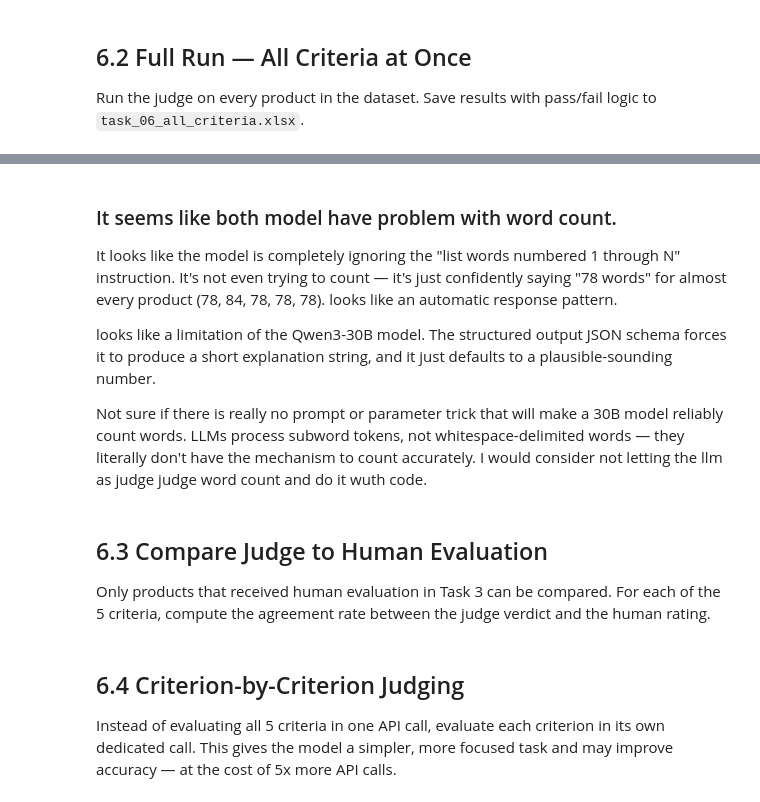
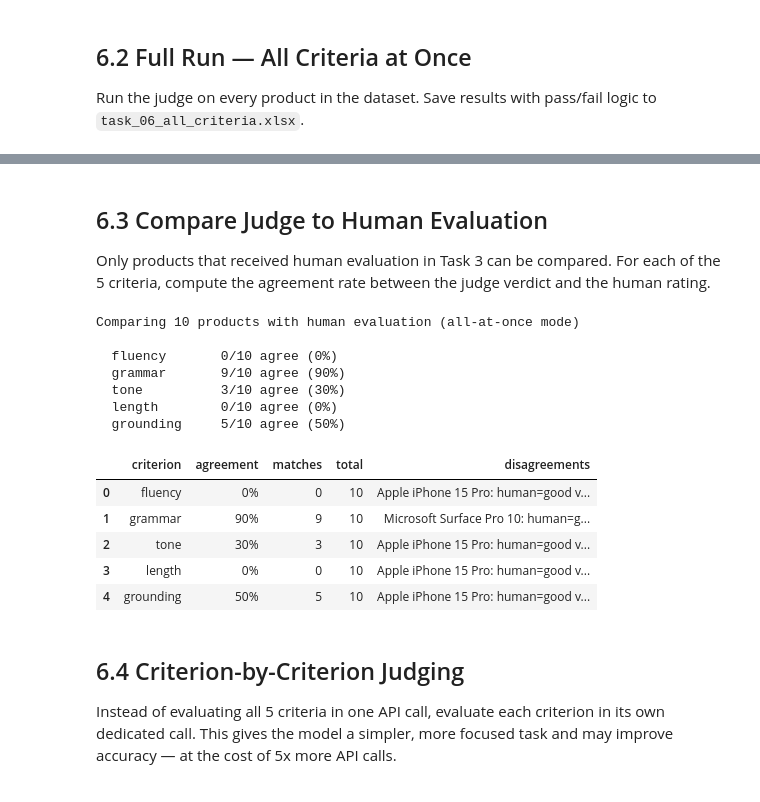
Before and after one commit to ilayni/nebius-lesson2-model-evaluation, a Jupyter notebook: submissions/task_05_06_judge.ipynb, the cells around one changed output, grey strips where cells are left out. Cells and saved outputs as stored; diff of their text form; code cells hidden in the pictures.

```diff
--- a/submissions/task_05_06_judge.ipynb
+++ b/submissions/task_05_06_judge.ipynb
@@ -1084,15 +1113,6 @@ output_path = "task_06_all_criteria.xlsx"
 judge_df.to_excel(output_path, index=False, engine="openpyxl")
 print(f"Saved {len(judge_df)} rows to {output_path}")
 print(f"Columns: {judge_df.columns.tolist()}")
-# %% [markdown]
-### It seems like both model have problem with word count.
-  It looks like the model is completely ignoring the "list words numbered 1 through N" instruction. It's not even trying to count — it's just confidently saying "78 words" for almost every product (78, 84, 78, 78, 78). looks like  an automatic response pattern.
-
-  looks like a limitation of the Qwen3-30B model. The structured output JSON schema forces it to produce a short explanation string, and it just defaults to a
-  plausible-sounding number.
-
-  Not sure if there is really no prompt or parameter trick that will make a 30B model reliably count words. LLMs process subword tokens, not whitespace-delimited words — they literally don't have the mechanism to count accurately.
-  I would consider not letting the llm as judge judge word count and do it wuth code.
 # %% [markdown]
 ## 6.3 Compare Judge to Human Evaluation
 
@@ -1110,9 +1130,32 @@ def compare_judge_to_human(
 
     Returns a DataFrame with per-criterion agreement rates.
     """
+    # Load human evaluations from Task 3
+    df_human_local = pd.read_excel("task_03_gemma.xlsx")
+
+    # Extract only the columns we need from human eval
+    human_cols = ["product_name"] + JUDGE_CRITERIA
+    human_data = df_human_local[human_cols].copy()
+
+    # Ensure product_name is string and stripped of whitespace to match perfectly
+    data_copy = data.copy()
+    data_copy["product_name"] = data_copy["product_name"].astype(str).str.strip()
+    human_data["product_name"] = human_data["product_name"].astype(str).str.strip()
+
+    # Drop existing empty human criteria from 'data' to avoid merge conflicts
+    judge_data_clean = data_copy.drop(columns=JUDGE_CRITERIA, errors="ignore")
+
+    # Merge judge data with human data
+    merged = pd.merge(
+        judge_data_clean,
+        human_data,
+        on="product_name",
+        how="left"
+    )
+
     # Filter to rows that have human evaluation
-    has_human = data["fluency"].notna()
-    subset = data[has_human].copy()
+    has_human = merged["fluency"].notna()
+    subset = merged[has_human].copy()
     n = len(subset)
     print(f"Comparing {n} products with human evaluation ({label} mode)\n")
 
@@ -1125,33 +1168,47 @@ def compare_judge_to_human(
             print(f"  WARNING: {judge_col} not found in data, skipping.")
             continue
 
         matches = (subset[human_col] == subset[judge_col]).sum()
         agreement = matches / n if n > 0 else 0
 
         # Detailed breakdown
         details = []
         for _, row in subset.iterrows():
             h = row[human_col]
             j = row[judge_col]
             if h != j:
                 details.append(f"{row['product_name'][:25]}: human={h} vs judge={j}")
 
         rows.append({
             "criterion": c,
             "agreement": f"{agreement:.0%}",
             "matches": matches,
             "total": n,
             "disagreements": "; ".join(details[:5]) if details else "none",
         })
 
         print(f"  {c:12s}  {matches}/{n} agree ({agreement:.0%})")
 
     return pd.DataFrame(rows)
 
 
 # ── Run comparison for all-at-once mode ─────────────────────────────────
 agreement_all = compare_judge_to_human(judge_df, "_verdict", "all-at-once")
 agreement_all
+# %% [output]
+Comparing 10 products with human evaluation (all-at-once mode)
+
+  fluency       0/10 agree (0%)
+  grammar       9/10 agree (90%)
+  tone          3/10 agree (30%)
+  length        0/10 agree (0%)
+  grounding     5/10 agree (50%)
+|  | criterion | agreement | matches | total | disagreements |
+| 0 | fluency | 0% | 0 | 10 | Apple iPhone 15 Pro: human=good v... |
+| 1 | grammar | 90% | 9 | 10 | Microsoft Surface Pro 10: human=g... |
+| 2 | tone | 30% | 3 | 10 | Apple iPhone 15 Pro: human=good v... |
+| 3 | length | 0% | 0 | 10 | Apple iPhone 15 Pro: human=good v... |
+| 4 | grounding | 50% | 5 | 10 | Apple iPhone 15 Pro: human=good v... |
 # %% [markdown]
 ## 6.4 Criterion-by-Criterion Judging
 
```
Also changed, not shown: parts of 7 cells of this notebook, 1 other file.
